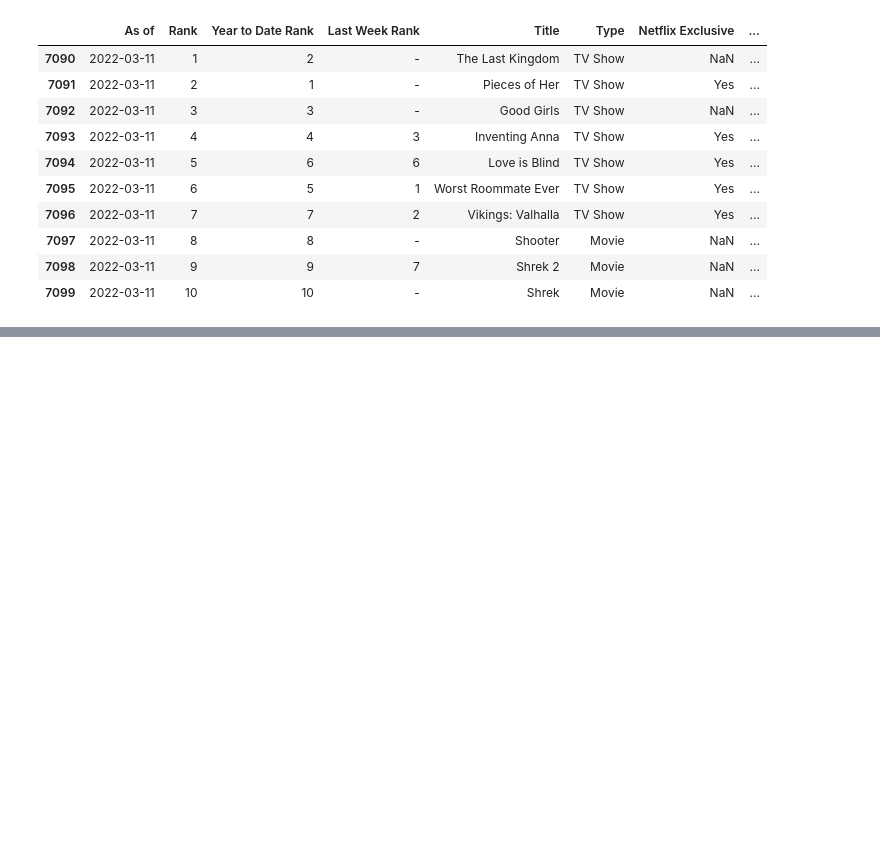
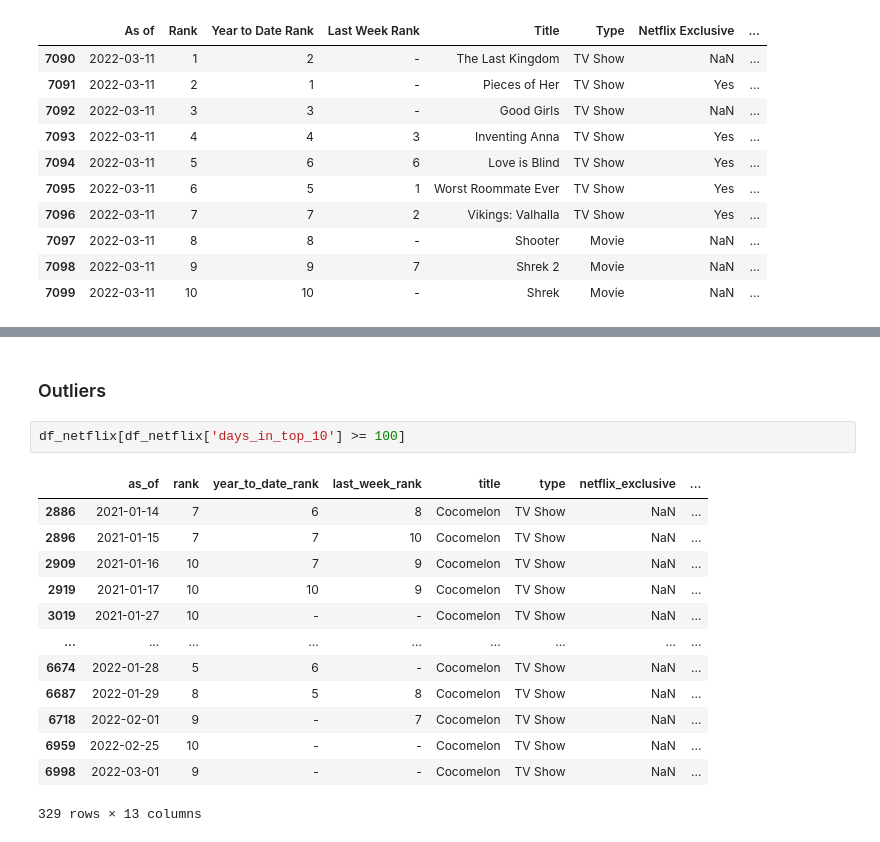
Before and after one commit to srmatheusmaciel/eda_netflix_daily, a Jupyter notebook: estatistica_netflix_daily.ipynb, the cells around one changed output, grey strips where cells are left out. Saved outputs shown, nothing was run; the diff lists cells and outputs as text; blank space fills up the shorter version.

```diff
--- a/estatistica_netflix_daily.ipynb
+++ b/estatistica_netflix_daily.ipynb
@@ -73,0 +212,18 @@ df_netflix.tail(10)
+# %% [markdown]
+### Outliers
+# %%
+df_netflix[df_netflix['days_in_top_10'] >= 100]
+# %% [output]
+|  | as_of | rank | year_to_date_rank | last_week_rank | title | type | netflix_exclusive | ... |
+| 2886 | 2021-01-14 | 7 | 6 | 8 | Cocomelon | TV Show | NaN | ... |
+| 2896 | 2021-01-15 | 7 | 7 | 10 | Cocomelon | TV Show | NaN | ... |
+| 2909 | 2021-01-16 | 10 | 7 | 9 | Cocomelon | TV Show | NaN | ... |
+| 2919 | 2021-01-17 | 10 | 10 | 9 | Cocomelon | TV Show | NaN | ... |
+| 3019 | 2021-01-27 | 10 | - | - | Cocomelon | TV Show | NaN | ... |
+| ... | ... | ... | ... | ... | ... | ... | ... | ... |
+| 6674 | 2022-01-28 | 5 | 6 | - | Cocomelon | TV Show | NaN | ... |
+| 6687 | 2022-01-29 | 8 | 5 | 8 | Cocomelon | TV Show | NaN | ... |
+| 6718 | 2022-02-01 | 9 | - | 7 | Cocomelon | TV Show | NaN | ... |
+| 6959 | 2022-02-25 | 10 | - | - | Cocomelon | TV Show | NaN | ... |
+| 6998 | 2022-03-01 | 9 | - | - | Cocomelon | TV Show | NaN | ... |
+329 rows × 13 columns
```
Also changed, not shown: parts of 17 cells of this notebook.
